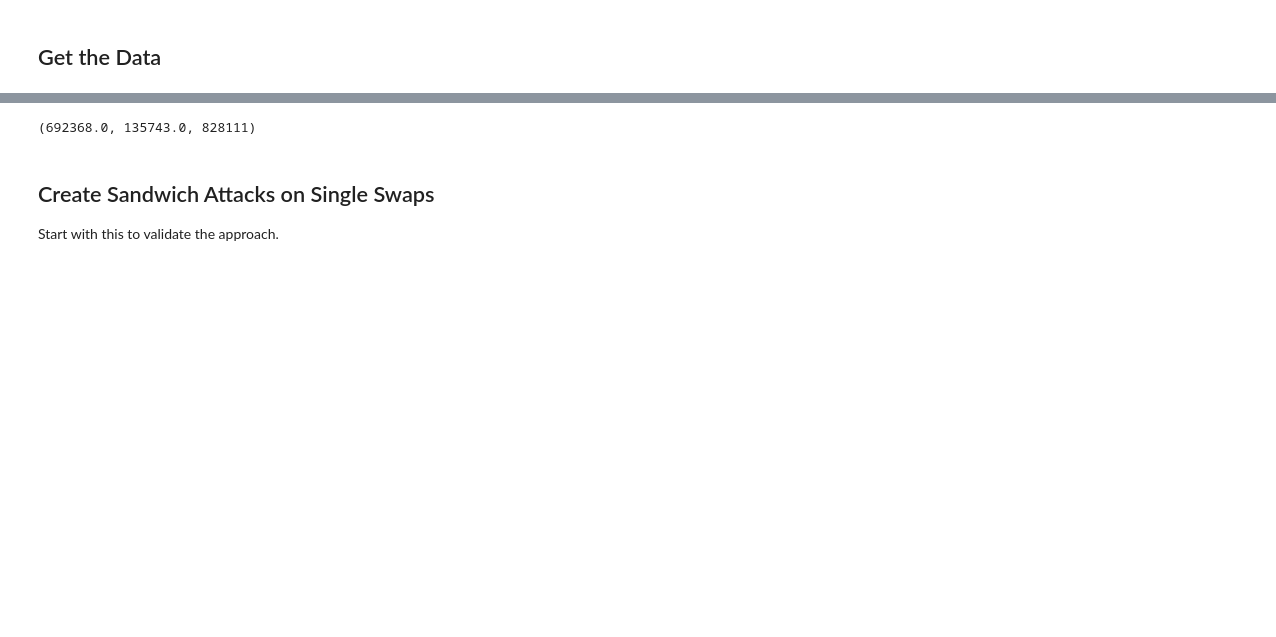
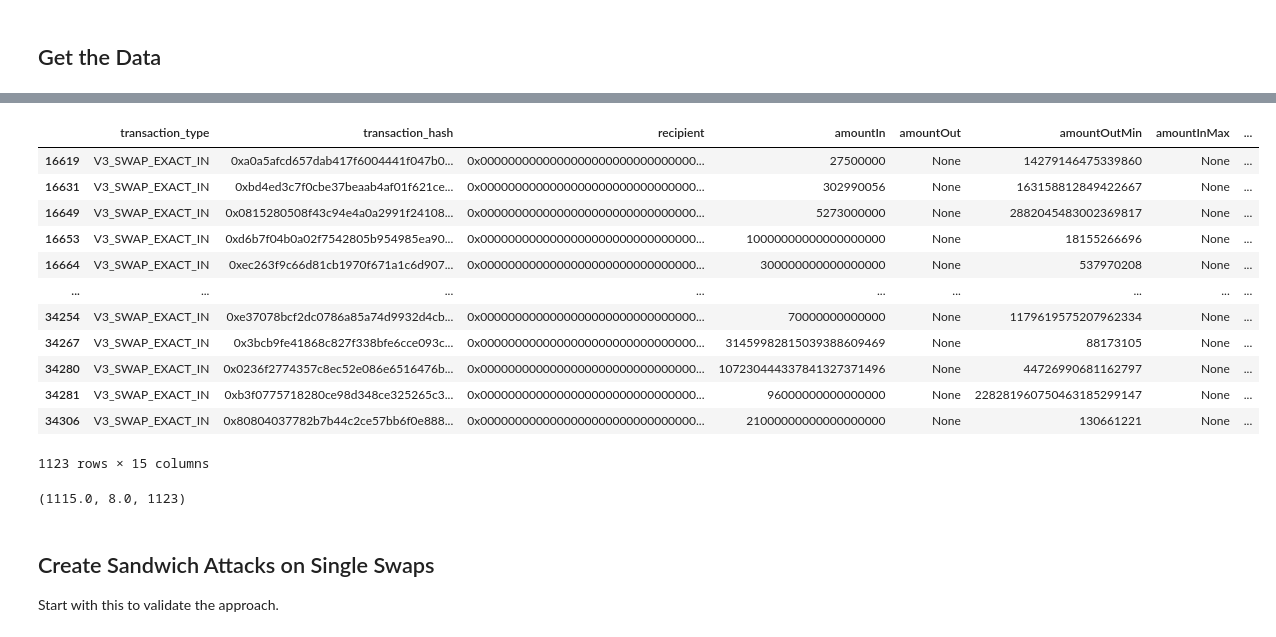
Before and after one commit to ankile/defi-measurement, a Jupyter notebook: experiments/auction_model.ipynb, the cells around one changed output, grey strips where cells are left out. Saved outputs shown, nothing was run; the diff lists cells and outputs as text; code cells hidden in the pictures; blank space fills up the shorter version.

```diff
--- a/experiments/auction_model.ipynb
+++ b/experiments/auction_model.ipynb
@@ -69,0 +89,14 @@ df.shape
+# %%
+engine = create_engine(postgres_uri_us)
+
+block_numbers = pd.read_sql_query(
+    """
+    SELECT block_number, tx_hash, block_ts
+    FROM swaps
+    WHERE block_number >= 17400000
+    ORDER BY block_ts ASC
+    """,
+    engine
+).set_index('tx_hash')
+
+block_numbers
@@ -70,9 +118,30 @@ df.shape
+# %%
+block_number_dict = block_numbers[~block_numbers.index.duplicated(keep='first')].to_dict(orient="index")
+# %%
+dataset = df.assign(block_number=df.transaction_hash.map(lambda x: block_number_dict[x]['block_number'] if x in block_number_dict else None))
+dataset = dataset[~dataset.block_number.isna()]
+
+dataset
+# %% [output]
+|  | transaction_type | transaction_hash | recipient | amountIn | amountOut | amountOutMin | amountInMax | ... |
+| 16619 | V3_SWAP_EXACT_IN | 0xa0a5afcd657dab417f6004441f047b0... | 0x0000000000000000000000000000000... | 27500000 | None | 14279146475339860 | None | ... |
+| 16631 | V3_SWAP_EXACT_IN | 0xbd4ed3c7f0cbe37beaab4af01f621ce... | 0x0000000000000000000000000000000... | 302990056 | None | 163158812849422667 | None | ... |
+| 16649 | V3_SWAP_EXACT_IN | 0x0815280508f43c94e4a0a2991f24108... | 0x0000000000000000000000000000000... | 5273000000 | None | 2882045483002369817 | None | ... |
+| 16653 | V3_SWAP_EXACT_IN | 0xd6b7f04b0a02f7542805b954985ea90... | 0x0000000000000000000000000000000... | 10000000000000000000 | None | 18155266696 | None | ... |
+| 16664 | V3_SWAP_EXACT_IN | 0xec263f9c66d81cb1970f671a1c6d907... | 0x0000000000000000000000000000000... | 300000000000000000 | None | 537970208 | None | ... |
+| ... | ... | ... | ... | ... | ... | ... | ... | ... |
+| 34254 | V3_SWAP_EXACT_IN | 0xe37078bcf2dc0786a85a74d9932d4cb... | 0x0000000000000000000000000000000... | 70000000000000 | None | 1179619575207962334 | None | ... |
+| 34267 | V3_SWAP_EXACT_IN | 0x3bcb9fe41868c827f338bfe6cce093c... | 0x0000000000000000000000000000000... | 31459982815039388609469 | None | 88173105 | None | ... |
+| 34280 | V3_SWAP_EXACT_IN | 0x0236f2774357c8ec52e086e6516476b... | 0x0000000000000000000000000000000... | 107230444337841327371496 | None | 44726990681162797 | None | ... |
+| 34281 | V3_SWAP_EXACT_IN | 0xb3f0775718280ce98d348ce325265c3... | 0x0000000000000000000000000000000... | 96000000000000000 | None | 228281960750463185299147 | None | ... |
+| 34306 | V3_SWAP_EXACT_IN | 0x80804037782b7b44c2ce57bb6f0e888... | 0x0000000000000000000000000000000... | 21000000000000000000 | None | 130661221 | None | ... |
+1123 rows × 15 columns
 # %%
-swap_counts = df.groupby(by=['pool', 'block_number'])[['call_success']].count().sort_values('call_success', ascending=False)
+swap_counts = dataset.groupby(by=['pool', 'block_number'])[['transaction_hash']].count().sort_values('transaction_hash', ascending=False)
 
-swap_counts[swap_counts == 1].call_success.sum(), swap_counts[swap_counts > 1].call_success.sum(), swap_counts.call_success.sum()
+swap_counts[swap_counts == 1].transaction_hash.sum(), swap_counts[swap_counts > 1].transaction_hash.sum(), swap_counts.transaction_hash.sum()
 # %% [output]
-(692368.0, 135743.0, 828111)
+(1115.0, 8.0, 1123)
 # %% [markdown]
 ## Create Sandwich Attacks on Single Swaps
 
```
Also changed, not shown: parts of 14 cells of this notebook, 2 other files.
